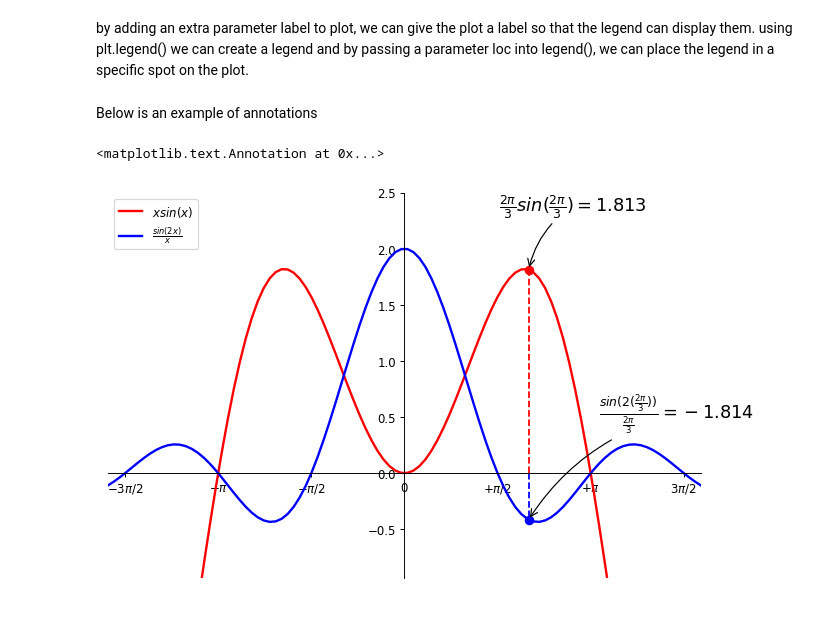
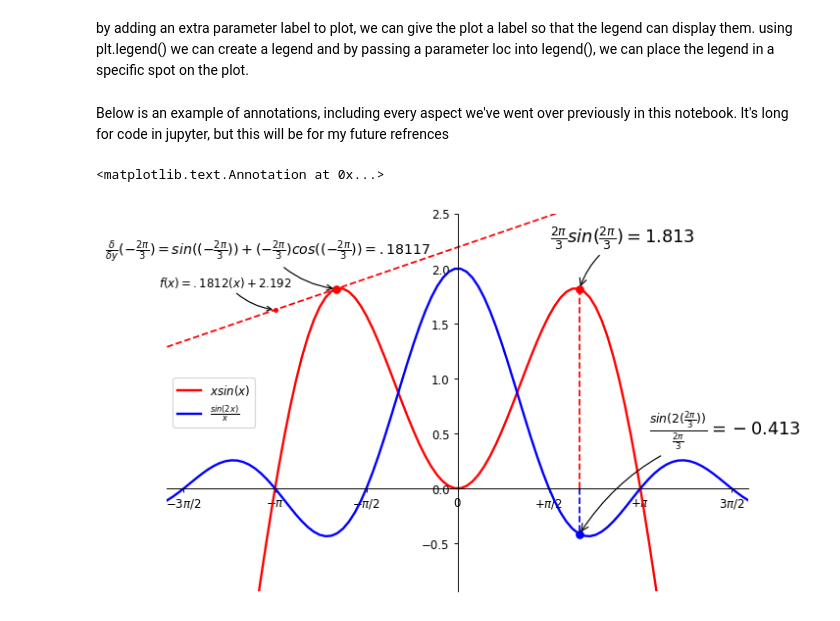
Before and after one commit to chapman-cs510-2017f/cw-07-cw05-tim-evan, a Jupyter notebook: matplotlib-tutorial.ipynb, the cells around one changed output. Cells and saved outputs as stored; diff of their text form; code cells hidden in the pictures.

Commit message:
edits to jupyter notebook

```diff
--- a/matplotlib-tutorial.ipynb
+++ b/matplotlib-tutorial.ipynb
@@ -159,7 +147,7 @@ plt.show()
 # %% [markdown]
 by adding an extra parameter label to plot, we can give the plot a label so that the legend can display them. using plt.legend() we can create a legend and by passing a parameter loc into legend(), we can place the legend in a specific spot on the plot.
-# %% [markdown]
-Below is an example of annotations
+# %% [markdown]
+Below is an example of annotations, including every aspect we've went over previously in this notebook. It's long for code in jupyter, but this will be for my future refrences
 # %%
 plt.figure(figsize=(9, 6), dpi=85)
 plt.subplot(111)
@@ -172,39 +160,61 @@ plt.plot(X, C, color = "red", linewidth = 2.0, label = r'$xsin(x)$')
 plt.plot(X, M, color = "blue", linewidth= 2.0, label = r'$\frac{sin(2x)}{x}$', linestyle = "-")
 
 plt.xlim(-5, 5)
 plt.ylim(M.min() - .5, M.max() + .5)
 
 plt.xticks([-(3/2)*np.pi, -np.pi, -np.pi/2, 0, np.pi/2, np.pi, (3/2)*np.pi],
           [r'$-3\pi/2$' , r'$-\pi$', r'$-\pi/2$', r'$0$', r'$+\pi/2$', r'$+\pi$',r'$3\pi/2$'])
 
 axis = plt.gca()  #get current axis
 axis.spines['right'].set_color('none') # make right border or "spine" colorless
 axis.spines['top'].set_color('none') # make top border or "spine" colorless
 axis.spines['bottom'].set_position(('data',0)) #moves our bottom spine, our x-axis, up to 0
 axis.spines['left'].set_position(('data',0)) #moves our lefft spine, our y-axis, to 0
 
-plt.legend(loc='upper left')   #'best' is also a parameter to legend(), works well
+plt.legend(loc='center left')   #'best' is also a parameter to legend(), works well
 
 
 
 
 
 t = 2 * np.pi / 3
-plt.plot([t, t], [0,t*np.sin(t)], color='red', linewidth=1.5, linestyle="--")
-plt.scatter([t, ], [t*np.sin(t), ], 50, color='red')
 
-plt.annotate(r'$\frac{sin(2(\frac{2\pi}{3}))}{\frac{2\pi}{3}} = -1.814 $',
+##ANNOTATION FOR XSIN(X) ##
+plt.annotate(r'$\frac{sin(2(\frac{2\pi}{3}))}{\frac{2\pi}{3}} = -0.413 $',      #creates the text for annotations and specifies location,font,etc
              xy=(t, (np.sin(2*t))/t), xycoords='data',
              xytext=(60, 85), textcoords='offset points', fontsize=15,
              arrowprops=dict(arrowstyle="->", connectionstyle="arc3,rad=.2"))
 
-plt.plot([t, t],[0, (np.sin(2*t))/t], color='blue', linewidth=1.5, linestyle="--")   #need clarification on this
-plt.scatter([t, ],[(np.sin(2*t))/t, ], 50, color='blue')                       #need clarification on this
+plt.plot([t, t],[0, (np.sin(2*t))/t], color='blue', linewidth=1.5, linestyle="--")   #creates dashed line between the two intervals given [x1,x2] to [y1,y2]
+plt.scatter([t, ],[(np.sin(2*t))/t, ], 40, color='blue')                       #creates the colored dot tht represents the (x,y) coord.
 
-plt.annotate(r'$\frac{2\pi}{3}sin(\frac{2\pi}{3}) = 1.813$',
+
+##ANNOTATION FOR SIN(2X)/X ##
+plt.annotate(r'$\frac{2\pi}{3}sin(\frac{2\pi}{3}) = 1.813$',                      #creates the text for annotations and specifies location,font,etc
              xy=(t, t*np.sin(t)), xycoords='data',
-             xytext=(-25, 50), textcoords='offset points', fontsize=15,
+             xytext=(-25, 40), textcoords='offset points', fontsize=15,
              arrowprops=dict(arrowstyle="->", connectionstyle="arc3,rad=.2"))
+
+plt.plot([t, t], [0,t*np.sin(t)], color='red', linewidth=1.5, linestyle="--")     #creates dashed line between the two intervals given [x1,x2] to [y1,y2]
+plt.scatter([t, ], [t*np.sin(t), ], 40, color='red')                            #creates the colored dot tht represents the (x,y) coord.
+
+
+##PLACING DERIVATIVE LINE AND ANNOTATION ##
+t2 = -t
+plt.plot([-5, 5], [1.28659,3.098306], color='red', linewidth=1.5, linestyle="--")     #creates dashed line between the two intervals given [x1,x2] to [y1,y2]
+plt.scatter([t2, ], [t2*np.sin(t2), ], 40, color='red')                            #creates the colored dot tht represents the (x,y) coord.
+
+plt.annotate(r'$\frac{\delta}{\delta y}(-\frac{2\pi}{3}) = sin((-\frac{2\pi}{3})) + (-\frac{2\pi}{3})cos((-\frac{2\pi}{3})) = .18117 $',      #creates the text for annotations and specifies location,font,etc
+             xy=(t2, t2*np.sin(t2)), xycoords='data',
+             xytext=(-200, 30), textcoords='offset points', fontsize=12,
+             arrowprops=dict(arrowstyle="->", connectionstyle="arc3,rad=.2"))
+
+pi = 3.14159
+plt.scatter([-pi, ], [.181178*(-pi) + 2.19244, ], 10, color='red')
+plt.annotate(r'$f(x) = .1812(x) + 2.192 $',      #creates the text for annotations and specifies location,font,etc
+             xy=(-pi, .181178*(-pi) + 2.19244), xycoords='data',
+             xytext=(-100, 20), textcoords='offset points', fontsize=10,
+             arrowprops=dict(arrowstyle="->", connectionstyle="arc3,rad=.2"))
 # %% [output]
 <matplotlib.text.Annotation at 0x...>
-[figure, old version]
+[figure, new version]
```
Also changed, not shown: parts of 6 cells of this notebook.
